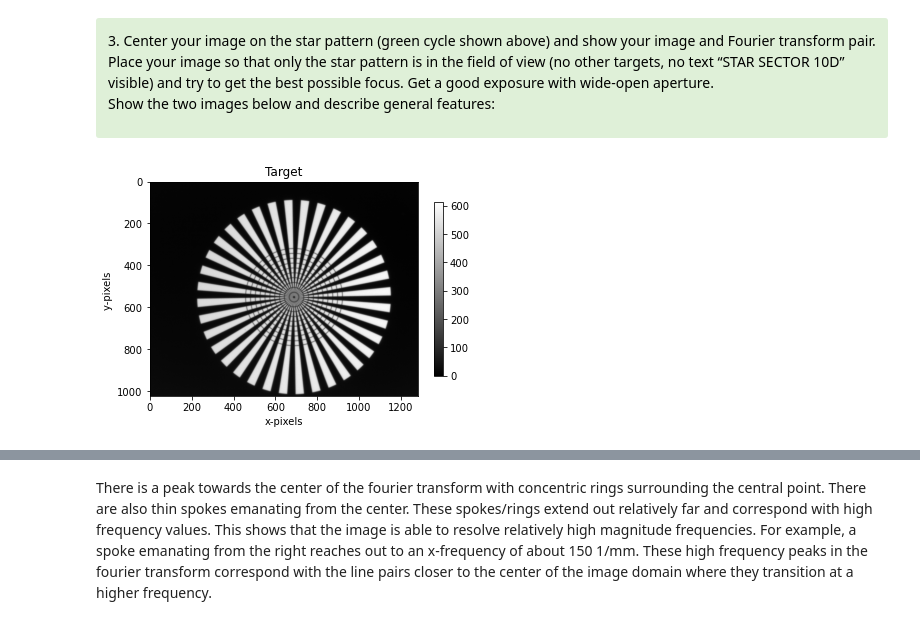
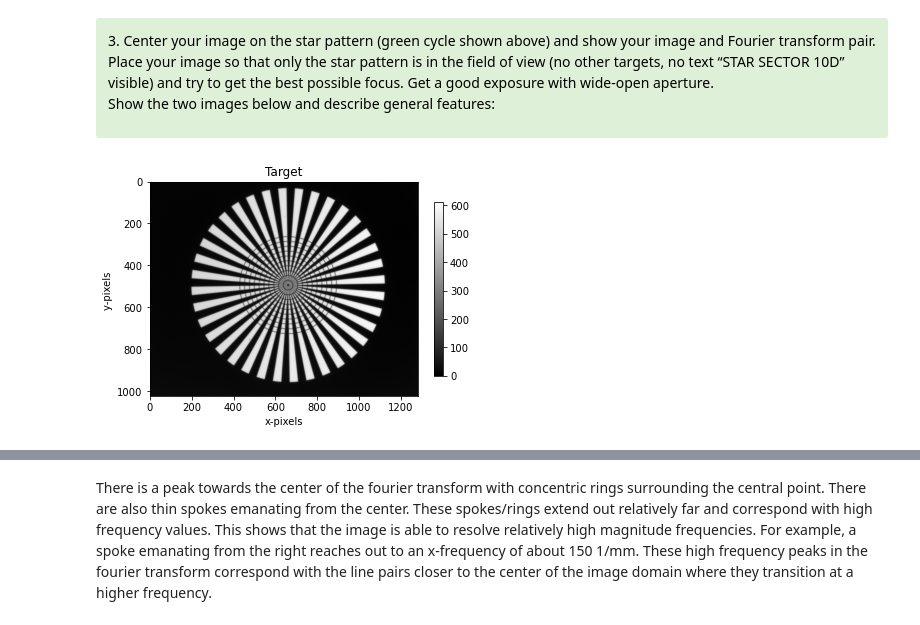
Before and after one commit to dishamishra/Labs_Imager, a Jupyter notebook: Lab2 Part2 (Clean).ipynb, the cells around one changed output, grey strips where cells are left out. Cells and saved outputs as stored; diff of their text form; code cells hidden in the pictures.

```diff
--- a/Lab2 Part2 (Clean).ipynb
+++ b/Lab2 Part2 (Clean).ipynb
@@ -132,20 +132,20 @@ fourier_transform_image('GridData.npy', 'Grid Image', 'Transformed Grid Image',
 # %%
 # computer: imaging-5
 c.set_exposure(10)
 
 m.set_position(stage_x, 1215, blocking = True)
-m.set_position(stage_z, 1700, blocking = True)
+m.set_position(stage_z, 1730, blocking = True)
 m.set_position(stage_y, 1140, blocking = True)
 img = c.capture().copy()
 x = plt.imshow(img, cmap = "gray")
 plt.title("Target");
 plt.xlabel("x-pixels");
 plt.ylabel("y-pixels ");
 plt.colorbar(x, shrink=0.8)
 np.save("StarData",img)
 plt.savefig('Star.png')  # save image
 # %% [output]
-[figure, old version]
+[figure, new version]
 # %%
 fourier_transform_image('StarData.npy', 'Star Image', 'Transformed Star Image', mmpp, fs)
 # %% [output]
```
Also changed, not shown: parts of 7 cells of this notebook, 2 other files.
